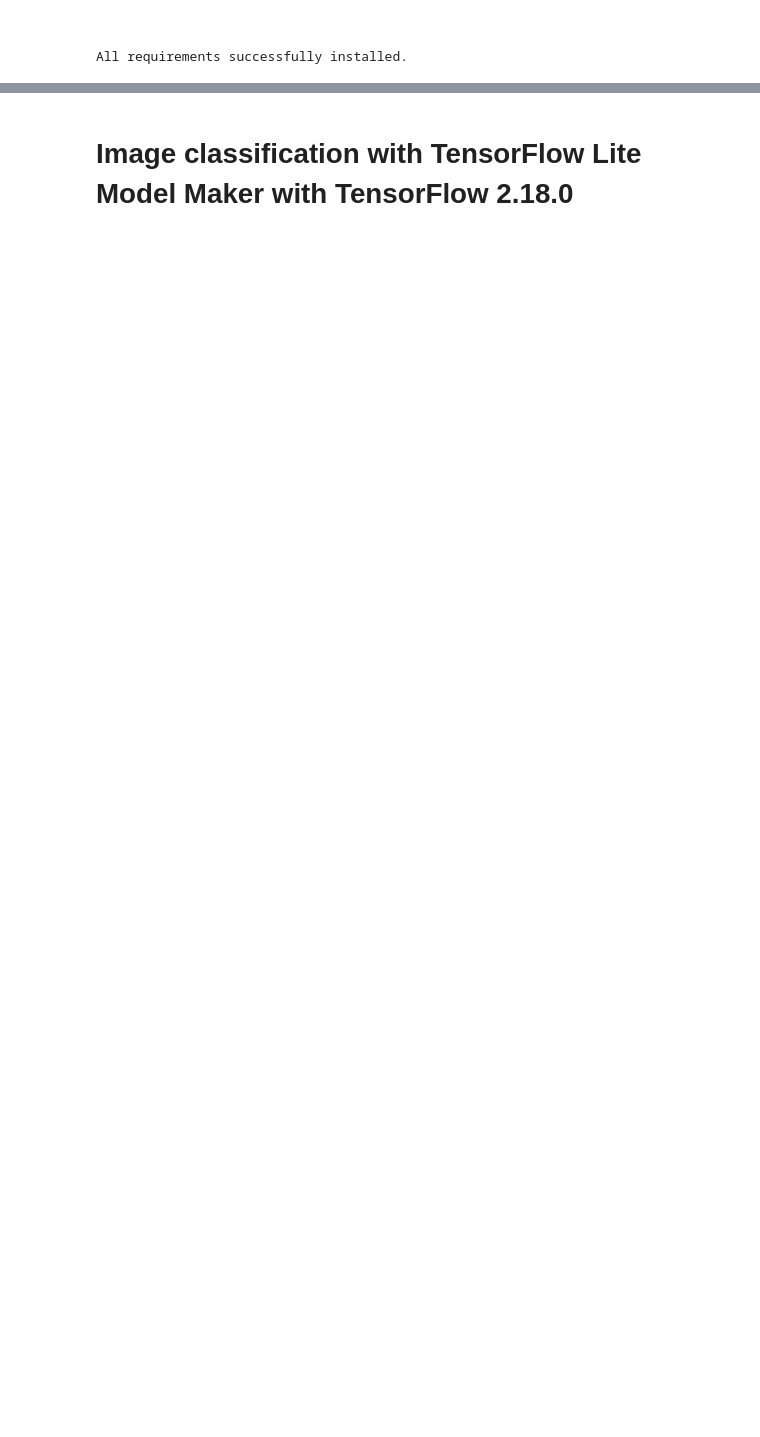
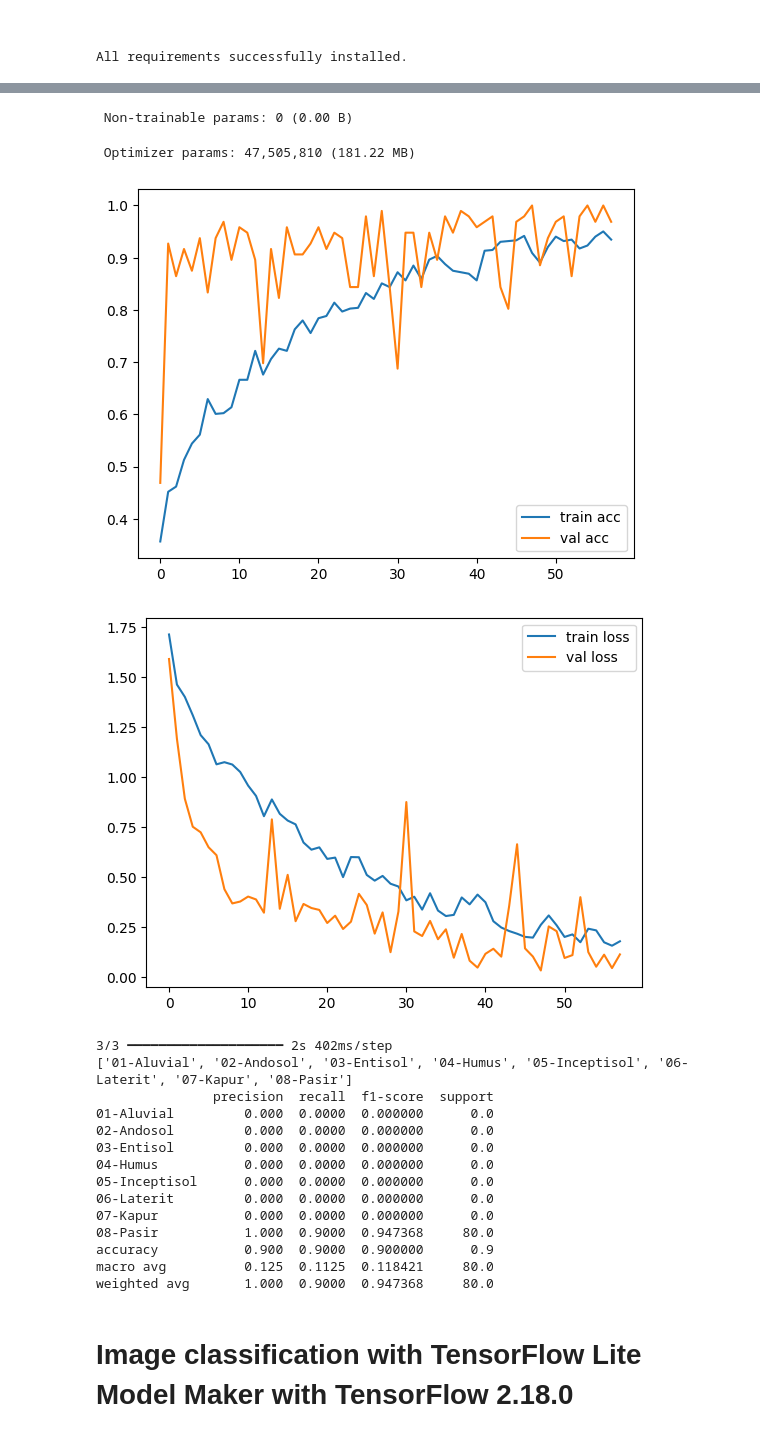
Before and after one commit to TrainingBear/OPSI-Project-AndroidApplication, a Jupyter notebook: tensorflow_examples/lite/model_maker/demo/image_classification.ipynb, the cells around one changed output, grey strips where cells are left out. Cells and saved outputs as stored; diff of their text form; code cells hidden in the pictures; blank space fills up the shorter version.

```diff
--- a/tensorflow_examples/lite/model_maker/demo/image_classification.ipynb
+++ b/tensorflow_examples/lite/model_maker/demo/image_classification.ipynb
@@ -169,14 +174,13 @@ AttributeError: '_PrefetchDataset' object has no attribute 'class_names'
 # %%
 #@title Membuat model
 
-jenis = len(training_dataset.class_names)
+jenis = len(raw_training_dataset.class_names)
 print(jenis)
 droput = 0.4 #@param
 
 augmentation = tf.keras.Sequential([
-    tf.keras.layers.RandomFlip("horizontal", seed=1),
+    tf.keras.layers.RandomFlip("horizontal"),
     tf.keras.layers.RandomRotation(0.1),
-    tf.keras.layers.RandomZoom(0.1),
 ])
 
 model = tf.keras.Sequential([
@@ -203,5 +209,12 @@ model = tf.keras.Sequential([
 # %%
 #@title Tahap Melatih model dan validaasi model
+from tensorflow.keras.callbacks import EarlyStopping
+
+early_stop = EarlyStopping(
+    monitor='val_loss',
+    patience=10,            # tolerates 7 bad epochs
+    restore_best_weights=True
+)
 
 rate = 0.0005 # @param {"type":"number"}
 epoch = 100 # @param {"type":"integer"}
@@ -215,7 +228,8 @@ model.compile(
 history = model.fit(
     training_dataset,
     validation_data=validation_dataset,
-    epochs=epoch
+    epochs=epoch,
+    callbacks=[early_stop]
 )
 
 # export model menjadi .tflite
@@ -248,7 +280,7 @@ y_pred_probs = model.predict(test_dataset)
 y_pred = numpy.argmax(y_pred_probs, axis=1)
 
 # Step 3: Get the class names from the validation dataset
-test_class_names = training_dataset.class_names
+test_class_names = raw_training_dataset.class_names
 print(test_class_names)
 
 labels = list(range(len(test_class_names)))
@@ -264,3 +296,4 @@ report = classification_report(
 df = panda.DataFrame(report).transpose()
 print(df)
 df.to_csv("precision_table.csv", index=True)
+# %% [output]
@@ -267,3 +320,21 @@ df.to_csv("precision_table.csv", index=True)
+ Non-trainable params: 0 (0.00 B)
+ Optimizer params: 47,505,810 (181.22 MB)
+[figure, added]
+[figure, added]
+3/3 ━━━━━━━━━━━━━━━━━━━━ 2s 402ms/step
+['01-Aluvial', '02-Andosol', '03-Entisol', '04-Humus', '05-Inceptisol', '06-Laterit', '07-Kapur', '08-Pasir']
+               precision  recall  f1-score  support
+01-Aluvial         0.000  0.0000  0.000000      0.0
+02-Andosol         0.000  0.0000  0.000000      0.0
+03-Entisol         0.000  0.0000  0.000000      0.0
+04-Humus           0.000  0.0000  0.000000      0.0
+05-Inceptisol      0.000  0.0000  0.000000      0.0
+06-Laterit         0.000  0.0000  0.000000      0.0
+07-Kapur           0.000  0.0000  0.000000      0.0
+08-Pasir           1.000  0.9000  0.947368     80.0
+accuracy           0.900  0.9000  0.900000      0.9
+macro avg          0.125  0.1125  0.118421     80.0
+weighted avg       1.000  0.9000  0.947368     80.0
 # %% [markdown]
 # Image classification with TensorFlow Lite Model Maker with TensorFlow 2.18.0
 # %% [markdown]
```
Also changed, not shown: parts of 4 cells of this notebook.
